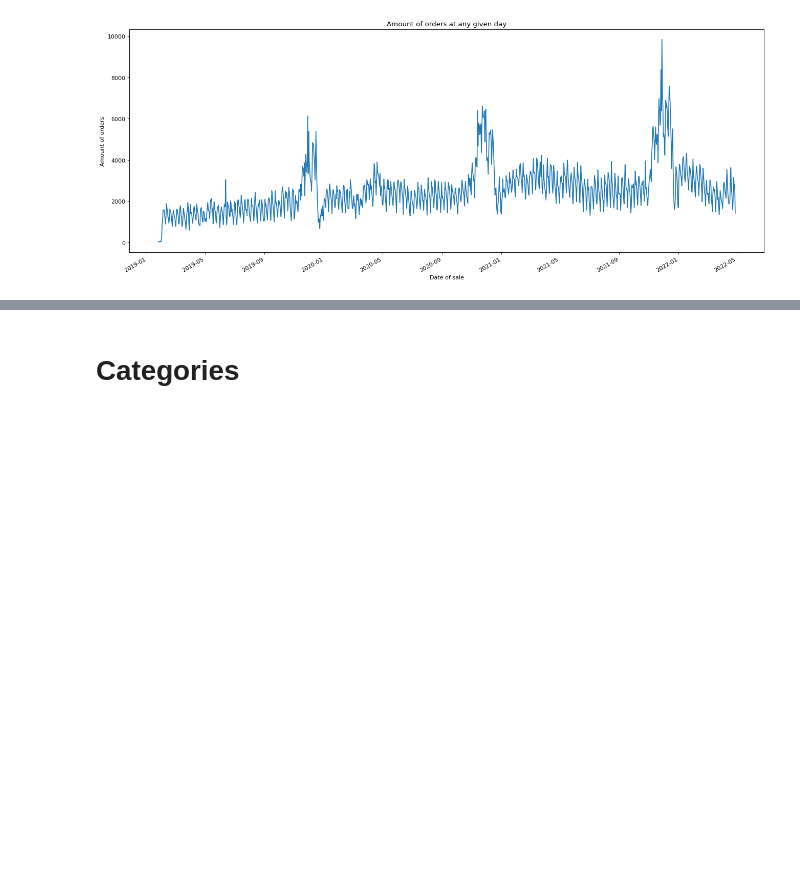
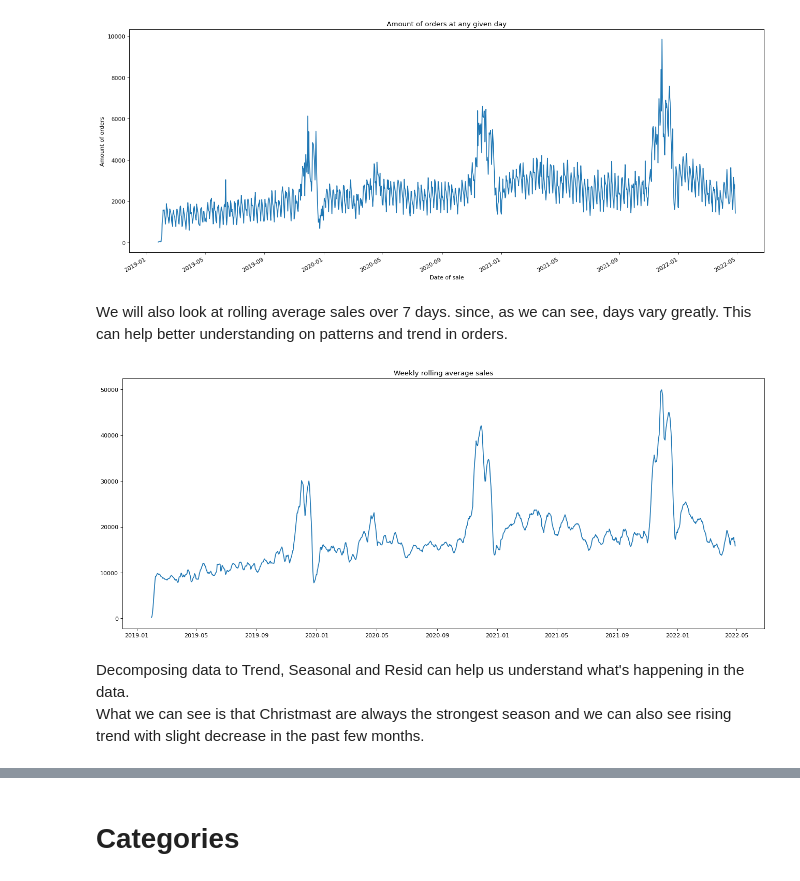
Before and after one commit to xSchon/BP, a Jupyter notebook: 01.EDA.ipynb, the cells around one changed output, grey strips where cells are left out. Cells and saved outputs as stored; diff of their text form; code cells hidden in the pictures; blank space fills up the shorter version.

```diff
--- a/01.EDA.ipynb
+++ b/01.EDA.ipynb
@@ -474,3 +477,21 @@ data.doc_date.value_counts().plot(xlabel='Date of sale', ylabel='Amount of order
 plt.show()
 # %% [output]
 [figure]
+# %% [markdown]
+We will also look at rolling average sales over 7 days. since, as we can see, days vary greatly. This can help better understanding on patterns and trend in orders.
+# %%
+orders_over_time = pd.DataFrame(index=data.doc_date.value_counts().index, data={'orders' : data.doc_date.value_counts().values})
+orders_over_time = orders_over_time.sort_index()
+orders_over_time['orders'] = orders_over_time['orders'].rolling(7).sum()
+
+
+figure(figsize=(20, 8))
+#data.doc_date.value_counts().plot(xlabel='Date of sale', ylabel='Amount of orders', title = 'Amount of orders at any given day')
+plt.plot(orders_over_time)
+plt.title('Weekly rolling average sales')
+plt.show()
+# %% [output]
+[figure, added]
+# %% [markdown]
+Decomposing data to Trend, Seasonal and Resid can help us understand what's happening in the data. \
+What we can see is that Christmast are always the strongest season and we can also see rising trend with slight decrease in the past few months.
```
Also changed, not shown: parts of 21 cells of this notebook, 5 other files.
